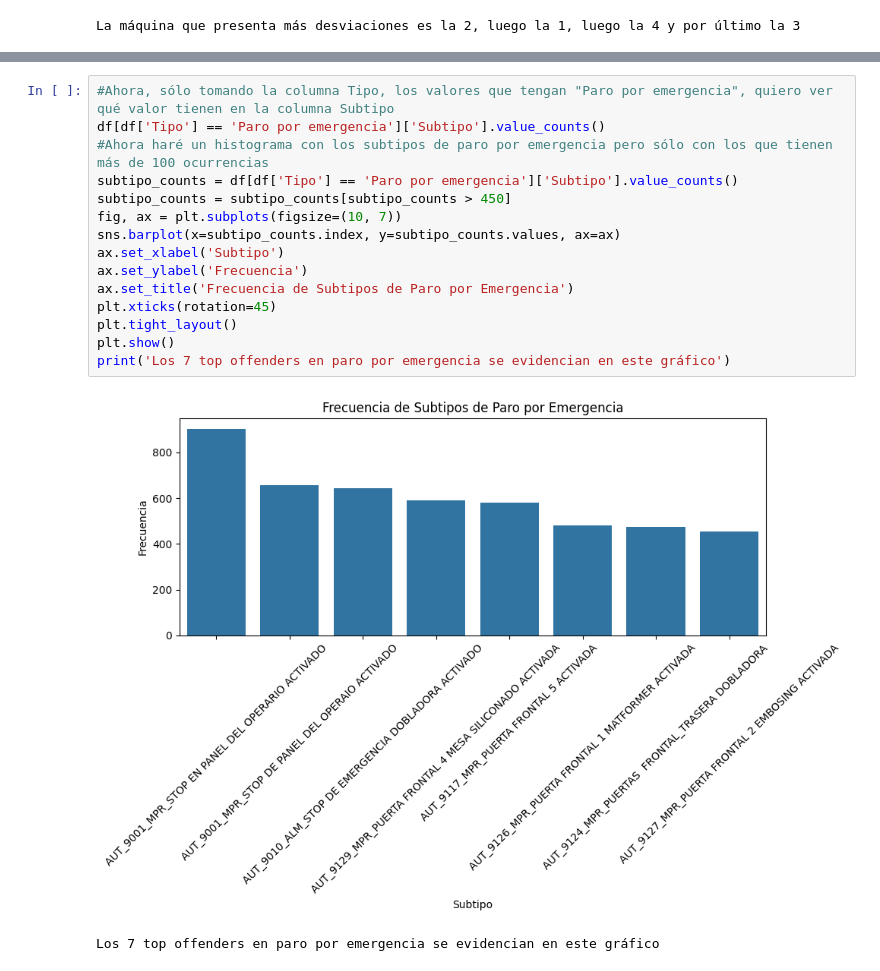
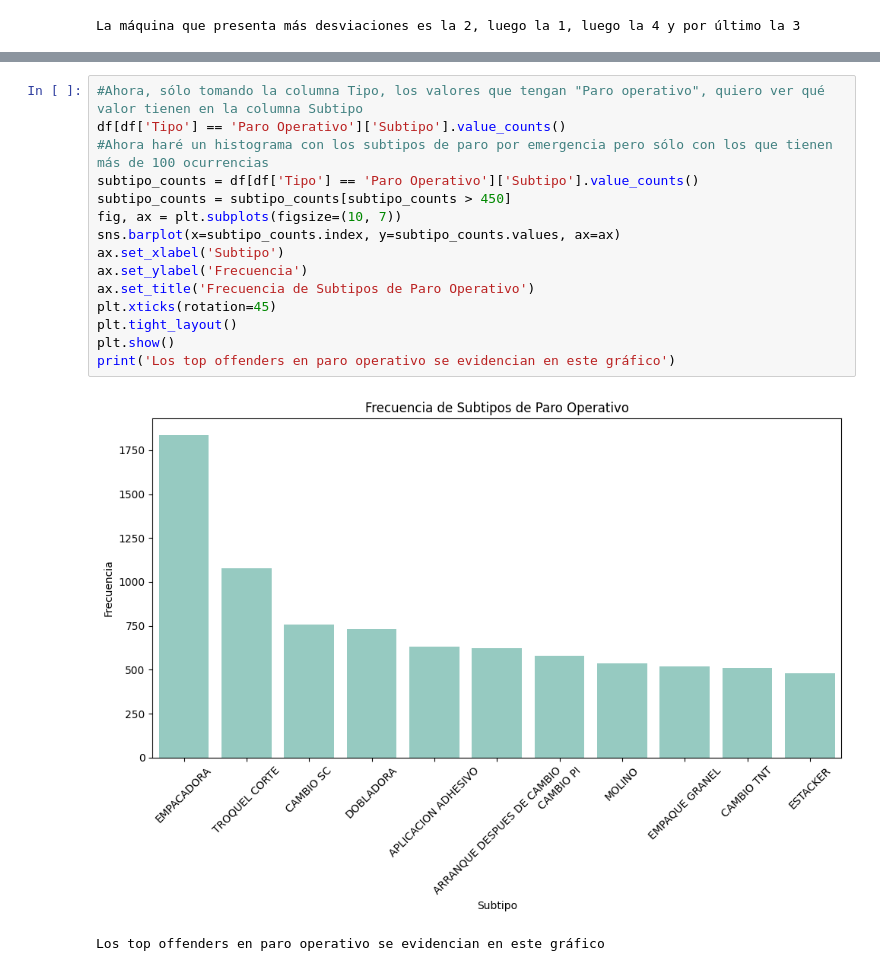
Before and after one commit to 19Juan/aaaa, a Jupyter notebook: src/explore.ipynb, the cells around one changed output, grey strips where cells are left out. Saved outputs shown, nothing was run; the diff lists cells and outputs as text.

```diff
--- a/src/explore.ipynb
+++ b/src/explore.ipynb
@@ -77,19 +115,19 @@ Las paradas se dan en su mayoría por paro por emergencia
 # %%
-#Ahora, sólo tomando la columna Tipo, los valores que tengan "Paro por emergencia", quiero ver qué valor tienen en la columna Subtipo
-df[df['Tipo'] == 'Paro por emergencia']['Subtipo'].value_counts()
+#Ahora, sólo tomando la columna Tipo, los valores que tengan "Paro operativo", quiero ver qué valor tienen en la columna Subtipo
+df[df['Tipo'] == 'Paro Operativo']['Subtipo'].value_counts()
 #Ahora haré un histograma con los subtipos de paro por emergencia pero sólo con los que tienen más de 100 ocurrencias
-subtipo_counts = df[df['Tipo'] == 'Paro por emergencia']['Subtipo'].value_counts()
+subtipo_counts = df[df['Tipo'] == 'Paro Operativo']['Subtipo'].value_counts()
 subtipo_counts = subtipo_counts[subtipo_counts > 450]
 fig, ax = plt.subplots(figsize=(10, 7))
 sns.barplot(x=subtipo_counts.index, y=subtipo_counts.values, ax=ax)
 ax.set_xlabel('Subtipo')
 ax.set_ylabel('Frecuencia')
-ax.set_title('Frecuencia de Subtipos de Paro por Emergencia')
+ax.set_title('Frecuencia de Subtipos de Paro Operativo')
 plt.xticks(rotation=45)
 plt.tight_layout()
 plt.show()
-print('Los 7 top offenders en paro por emergencia se evidencian en este gráfico')
+print('Los top offenders en paro operativo se evidencian en este gráfico')
 # %% [output]
-[figure, old version]
+[figure, new version]
-Los 7 top offenders en paro por emergencia se evidencian en este gráfico
+Los top offenders en paro operativo se evidencian en este gráfico
 # %%
```
Also changed, not shown: parts of 5 cells of this notebook.
